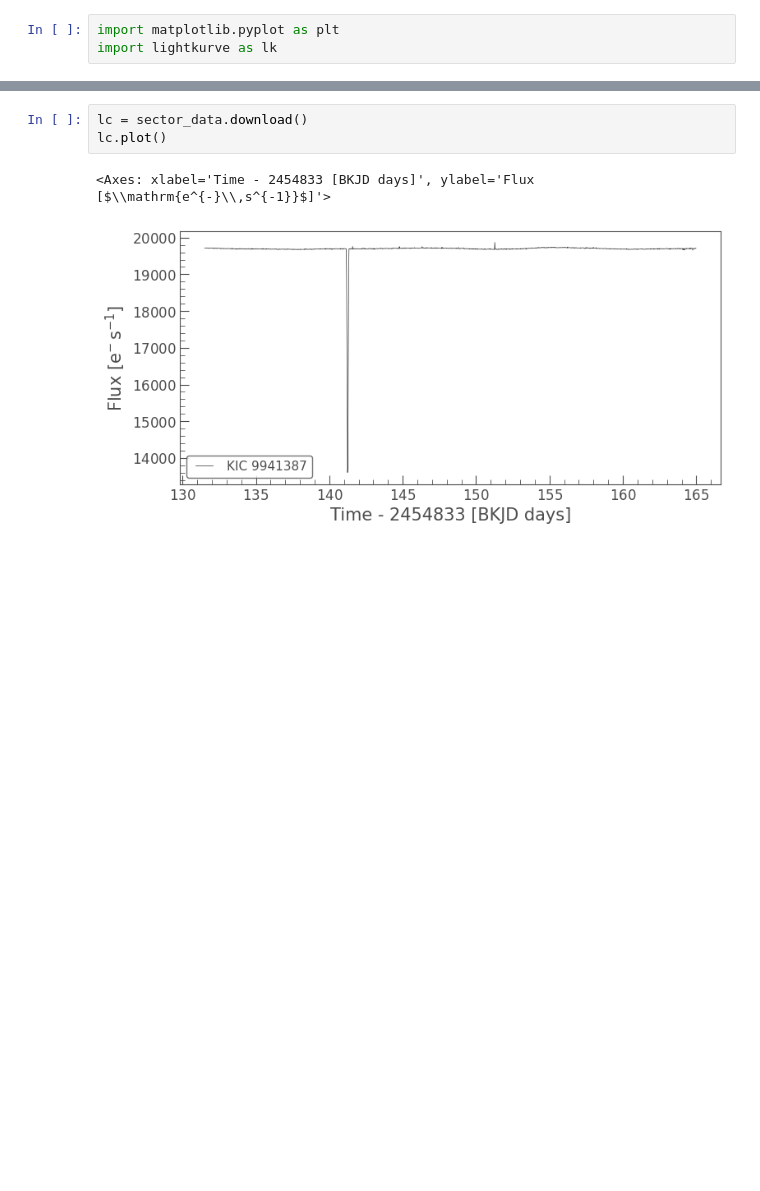
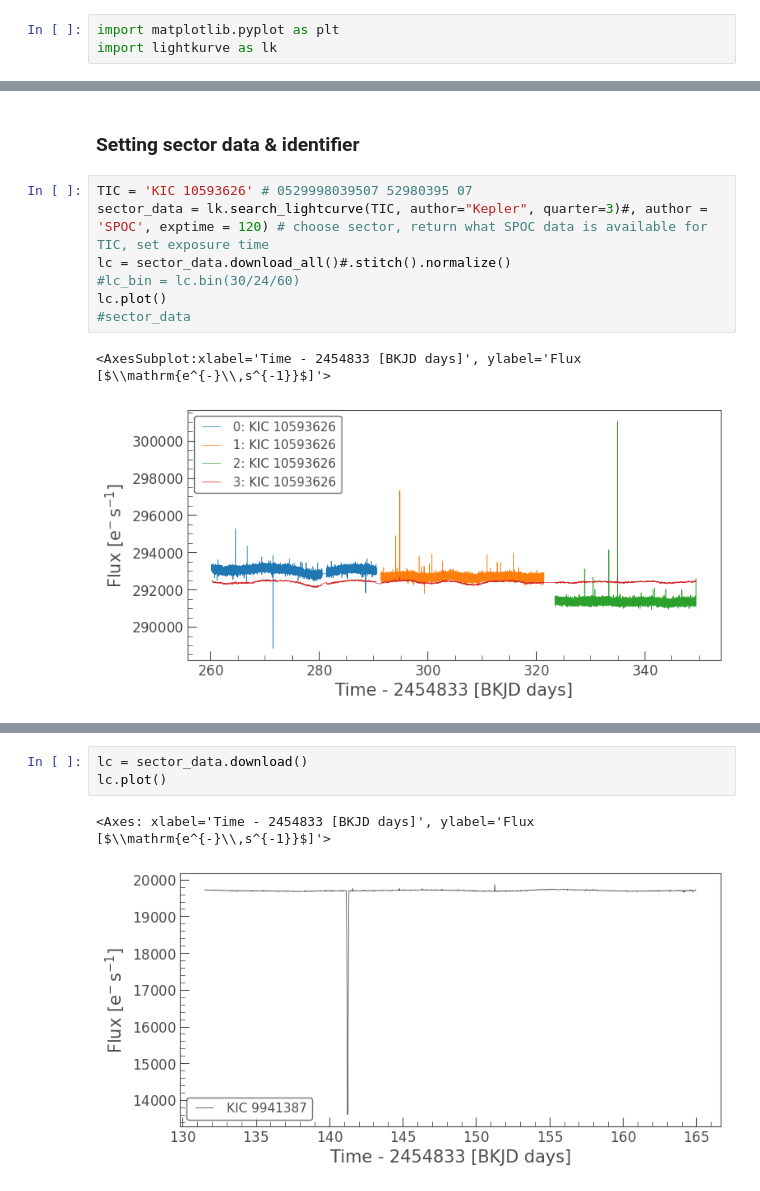
Before and after one commit to Signal-K/sytizen, a Jupyter notebook: database/archive/Generator/classify.ipynb, the cells around one changed output, grey strips where cells are left out. Cells and saved outputs as stored; diff of their text form; blank space fills up the shorter version.

```diff
--- a/database/archive/Generator/classify.ipynb
+++ b/database/archive/Generator/classify.ipynb
@@ -28,0 +91,12 @@ Length = 42 rows
+# %% [markdown]
+### Setting sector data & identifier
+# %%
+TIC = 'KIC 10593626' # 0529998039507 52980395 07
+sector_data = lk.search_lightcurve(TIC, author="Kepler", quarter=3)#, author = 'SPOC', exptime = 120) # choose sector, return what SPOC data is available for TIC, set exposure time
+lc = sector_data.download_all()#.stitch().normalize()
+#lc_bin = lc.bin(30/24/60)
+lc.plot()
+#sector_data
+# %% [output]
+<AxesSubplot:xlabel='Time - 2454833 [BKJD days]', ylabel='Flux [$\\mathrm{e^{-}\\,s^{-1}}$]'>
+[figure, added]
```
Also changed, not shown: parts of 67 cells of this notebook, 21 other files.
